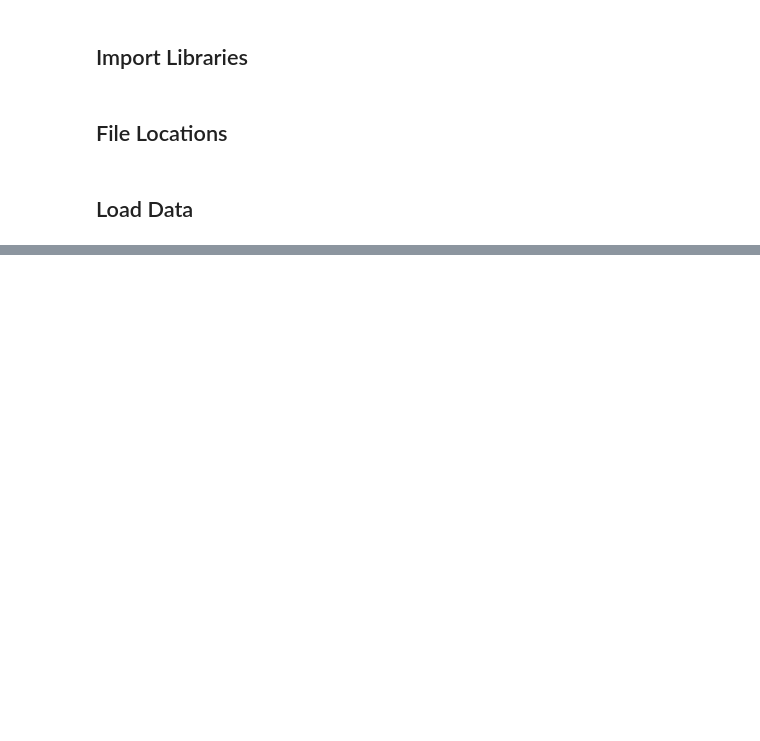
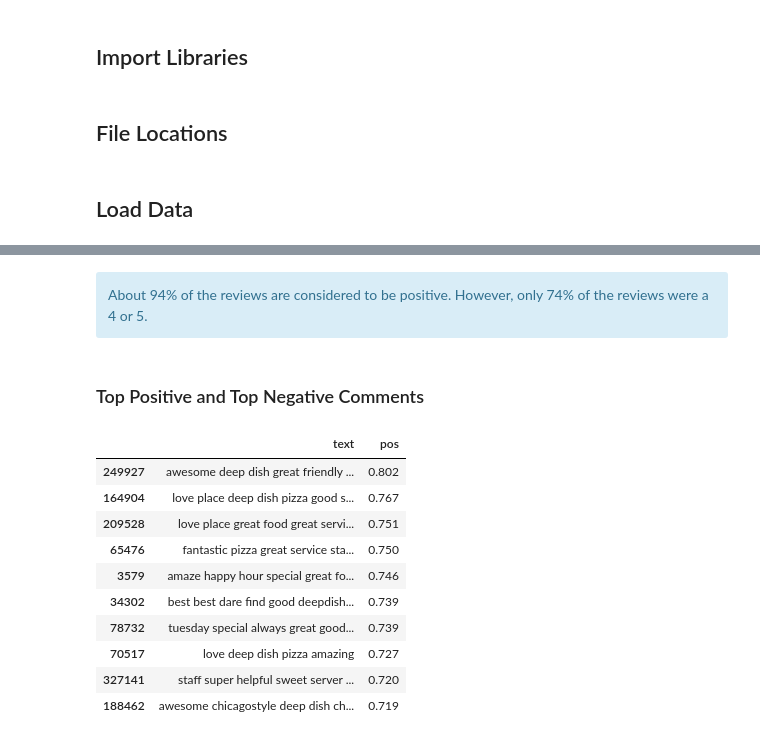
Before and after one commit to rajaridgway/Springboard, a Jupyter notebook: CapstoneThree/notebooks/3-ridgway-preprocess-model.ipynb, the cells around one changed output, grey strips where cells are left out. Drawn from its saved outputs; the diff is of its cells as text; code cells hidden in the pictures; blank space fills up the shorter version.

```diff
--- a/CapstoneThree/notebooks/3-ridgway-preprocess-model.ipynb
+++ b/CapstoneThree/notebooks/3-ridgway-preprocess-model.ipynb
@@ -89,0 +120,6 @@ df.head()
+# %% [markdown]
+<div class="alert alert-block alert-info">
+    About 94% of the reviews are considered to be positive. However, only 74% of the reviews were a 4 or 5.
+</div>
+# %% [markdown]
+### Top Positive and Top Negative Comments
@@ -89,0 +132,15 @@ df.head()
+# %%
+# Determine the Hhghest positive sentiment reviews (with more than 5 words)
+df[df["nb_words"] >= 5].sort_values("pos", ascending = False)[["text", "pos"]].head(10)
+# %% [output]
+|  | text | pos |
+| 249927 | awesome deep dish great friendly ... | 0.802 |
+| 164904 | love place deep dish pizza good s... | 0.767 |
+| 209528 | love place great food great servi... | 0.751 |
+| 65476 | fantastic pizza great service sta... | 0.750 |
+| 3579 | amaze happy hour special great fo... | 0.746 |
+| 34302 | best best dare find good deepdish... | 0.739 |
+| 78732 | tuesday special always great good... | 0.739 |
+| 70517 | love deep dish pizza amazing | 0.727 |
+| 327141 | staff super helpful sweet server ... | 0.720 |
+| 188462 | awesome chicagostyle deep dish ch... | 0.719 |
```
Also changed, not shown: parts of 45 cells of this notebook.
